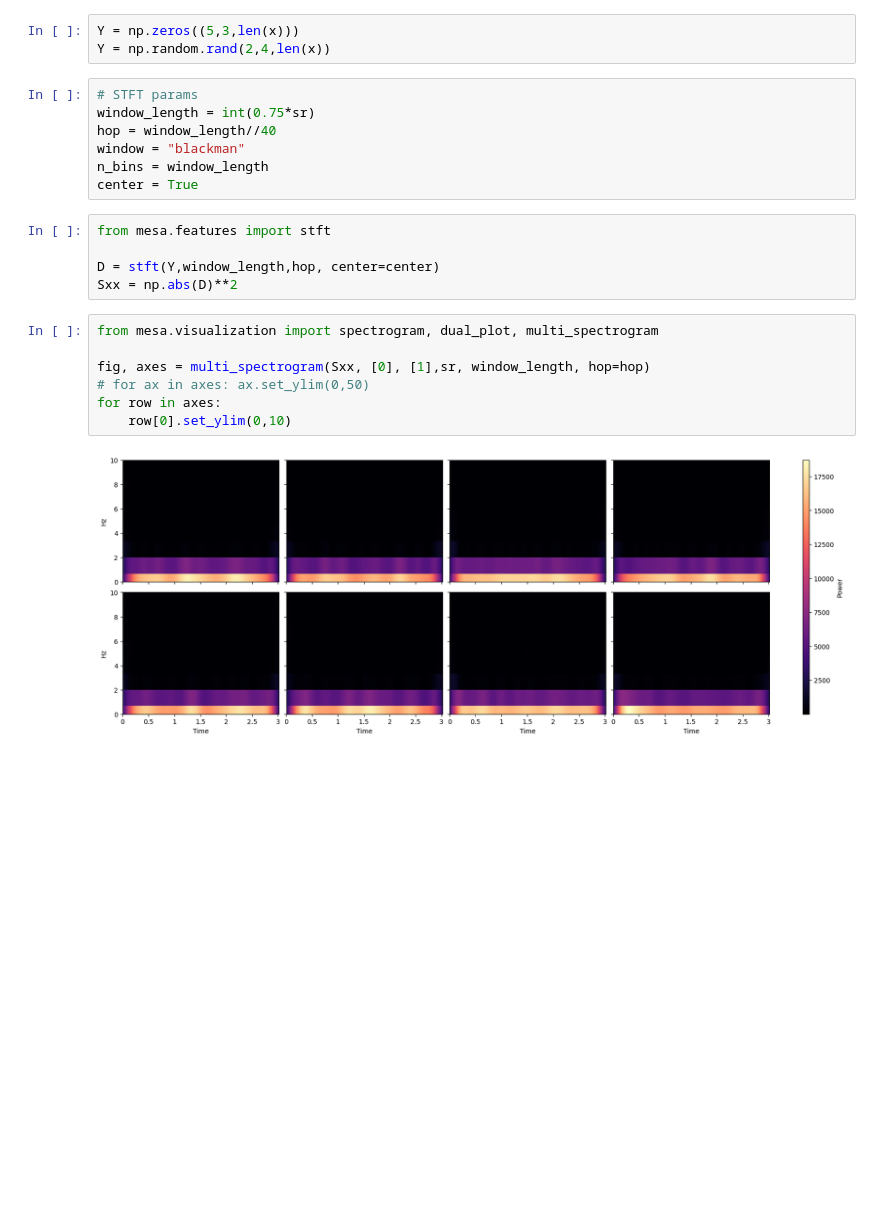
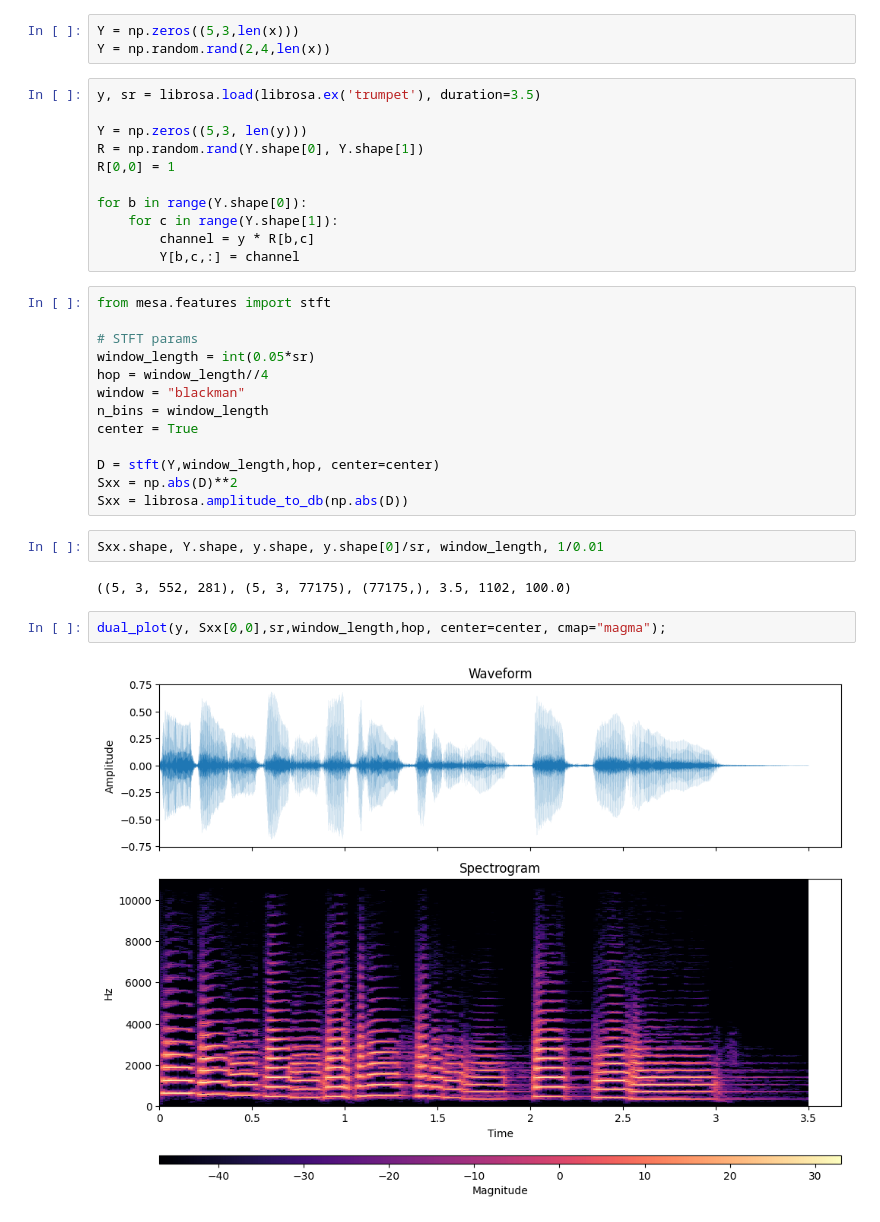
Before and after one commit to JesusGarSan/MESA, a Jupyter notebook: external/examples/synthetic.ipynb, the cells around one changed output. Saved outputs shown, nothing was run; the diff lists cells and outputs as text; blank space fills up the shorter version.

Commit message:
trumpet example

```diff
--- a/external/examples/synthetic.ipynb
+++ b/external/examples/synthetic.ipynb
@@ -48,24 +50,35 @@ ax[1].set_xlim(0,3)
 # %%
 Y = np.zeros((5,3,len(x)))
 Y = np.random.rand(2,4,len(x))
-# %%
-# STFT params
-window_length = int(0.75*sr)
-hop = window_length//40
-window = "blackman"
-n_bins = window_length
-center = True
+# %%
+y, sr = librosa.load(librosa.ex('trumpet'), duration=3.5)
+
+Y = np.zeros((5,3, len(y)))
+R = np.random.rand(Y.shape[0], Y.shape[1])
+R[0,0] = 1
+
+for b in range(Y.shape[0]):
+    for c in range(Y.shape[1]):
+        channel = y * R[b,c]
+        Y[b,c,:] = channel
 # %%
 from mesa.features import stft
 
+# STFT params
+window_length = int(0.05*sr)
+hop = window_length//4
+window = "blackman"
+n_bins = window_length
+center = True
+
 D = stft(Y,window_length,hop, center=center)
 Sxx = np.abs(D)**2
+Sxx = librosa.amplitude_to_db(np.abs(D))
+# %%
+Sxx.shape, Y.shape, y.shape, y.shape[0]/sr, window_length, 1/0.01
+# %% [output]
+((5, 3, 552, 281), (5, 3, 77175), (77175,), 3.5, 1102, 100.0)
 # %%
-from mesa.visualization import spectrogram, dual_plot, multi_spectrogram
-
-fig, axes = multi_spectrogram(Sxx, [0], [1],sr, window_length, hop=hop)
-# for ax in axes: ax.set_ylim(0,50)
-for row in axes:
-    row[0].set_ylim(0,10)
+dual_plot(y, Sxx[0,0],sr,window_length,hop, center=center, cmap="magma");
 # %% [output]
-[figure, old version]
+[figure, new version]
```
Also changed, not shown: parts of 2 cells of this notebook, 2 other files.
